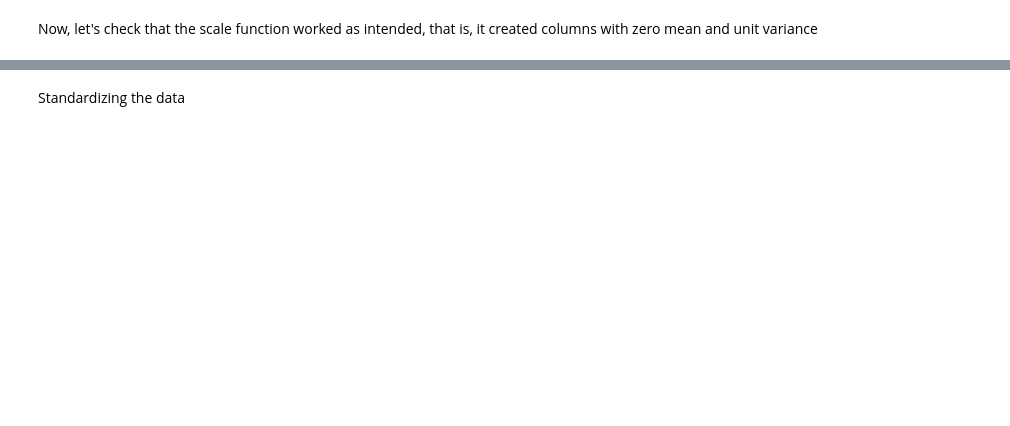
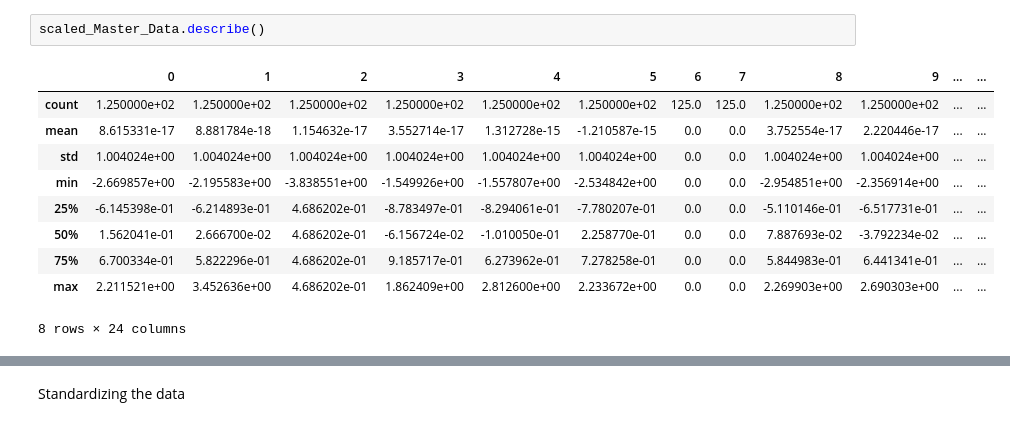
Before and after one commit to IS737StockPicker/stonks, a Jupyter notebook: Logistic_Regression_Final.ipynb, the cells around one changed output, grey strips where cells are left out. Saved outputs shown, nothing was run; the diff lists cells and outputs as text; blank space fills up the shorter version.

```diff
--- a/Logistic_Regression_Final.ipynb
+++ b/Logistic_Regression_Final.ipynb
@@ -132,2 +169,13 @@ Data_to_Scale.describe()
-# %% [markdown]
-Now, let's check that the scale function worked as intended, that is, it created columns with zero mean and unit variance
+# %%
+scaled_Master_Data.describe()
+# %% [output]
+|  | 0 | 1 | 2 | 3 | 4 | 5 | 6 | 7 | 8 | 9 | ... | ... |
+| count | 1.250000e+02 | 1.250000e+02 | 1.250000e+02 | 1.250000e+02 | 1.250000e+02 | 1.250000e+02 | 125.0 | 125.0 | 1.250000e+02 | 1.250000e+02 | ... | ... |
+| mean | 8.615331e-17 | 8.881784e-18 | 1.154632e-17 | 3.552714e-17 | 1.312728e-15 | -1.210587e-15 | 0.0 | 0.0 | 3.752554e-17 | 2.220446e-17 | ... | ... |
+| std | 1.004024e+00 | 1.004024e+00 | 1.004024e+00 | 1.004024e+00 | 1.004024e+00 | 1.004024e+00 | 0.0 | 0.0 | 1.004024e+00 | 1.004024e+00 | ... | ... |
+| min | -2.669857e+00 | -2.195583e+00 | -3.838551e+00 | -1.549926e+00 | -1.557807e+00 | -2.534842e+00 | 0.0 | 0.0 | -2.954851e+00 | -2.356914e+00 | ... | ... |
+| 25% | -6.145398e-01 | -6.214893e-01 | 4.686202e-01 | -8.783497e-01 | -8.294061e-01 | -7.780207e-01 | 0.0 | 0.0 | -5.110146e-01 | -6.517731e-01 | ... | ... |
+| 50% | 1.562041e-01 | 2.666700e-02 | 4.686202e-01 | -6.156724e-02 | -1.010050e-01 | 2.258770e-01 | 0.0 | 0.0 | 7.887693e-02 | -3.792234e-02 | ... | ... |
+| 75% | 6.700334e-01 | 5.822296e-01 | 4.686202e-01 | 9.185717e-01 | 6.273962e-01 | 7.278258e-01 | 0.0 | 0.0 | 5.844983e-01 | 6.441341e-01 | ... | ... |
+| max | 2.211521e+00 | 3.452636e+00 | 4.686202e-01 | 1.862409e+00 | 2.812600e+00 | 2.233672e+00 | 0.0 | 0.0 | 2.269903e+00 | 2.690303e+00 | ... | ... |
+8 rows × 24 columns
```
Also changed, not shown: parts of 68 cells of this notebook.
